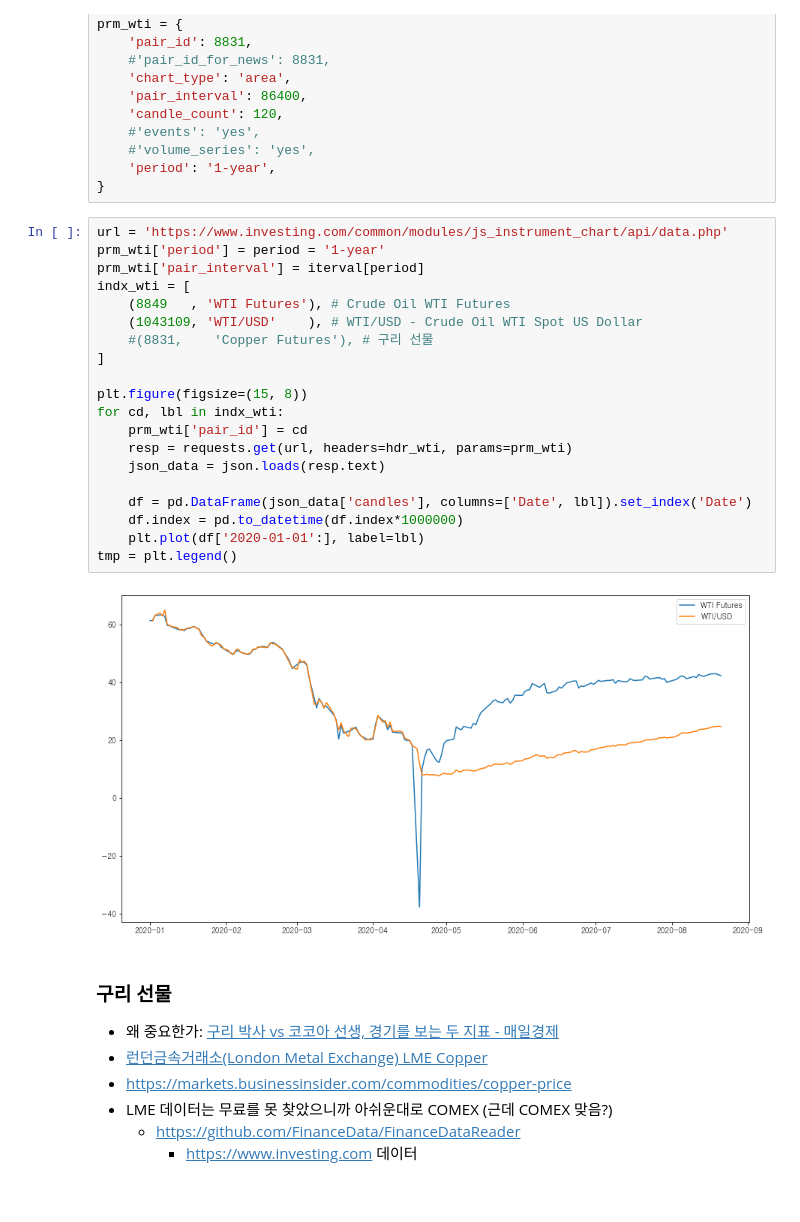
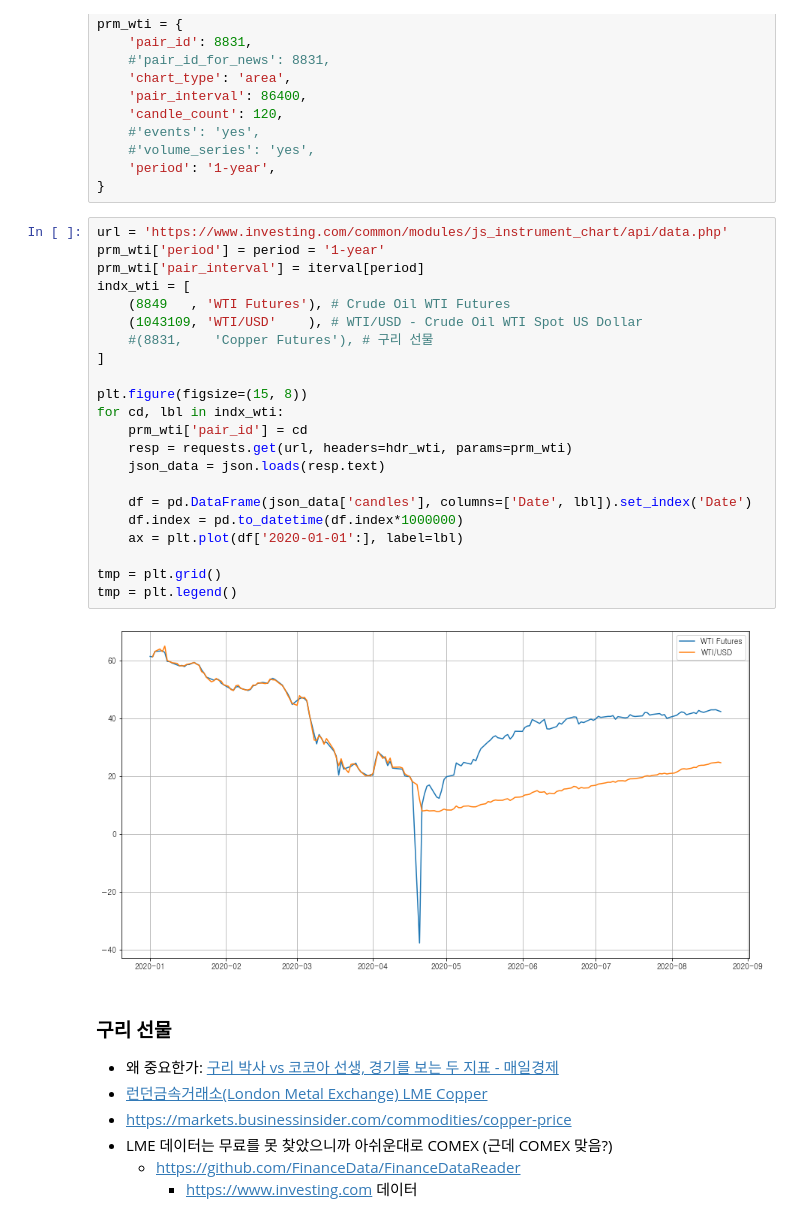
Before and after one commit to reddiana/blog, a Jupyter notebook: _notebooks/2020-08-19-Economic_indicators.ipynb, the cells around one changed output. Drawn from its saved outputs; the diff is of its cells as text.

```diff
--- a/_notebooks/2020-08-19-Economic_indicators.ipynb
+++ b/_notebooks/2020-08-19-Economic_indicators.ipynb
@@ -122,25 +123,27 @@ prm_wti = {
 # %%
 url = 'https://www.investing.com/common/modules/js_instrument_chart/api/data.php'
 prm_wti['period'] = period = '1-year'
 prm_wti['pair_interval'] = iterval[period]
 indx_wti = [
     (8849   , 'WTI Futures'), # Crude Oil WTI Futures
     (1043109, 'WTI/USD'    ), # WTI/USD - Crude Oil WTI Spot US Dollar
     #(8831,    'Copper Futures'), # 구리 선물
 ]
 
 plt.figure(figsize=(15, 8))
 for cd, lbl in indx_wti:
     prm_wti['pair_id'] = cd
     resp = requests.get(url, headers=hdr_wti, params=prm_wti)
     json_data = json.loads(resp.text)
 
     df = pd.DataFrame(json_data['candles'], columns=['Date', lbl]).set_index('Date')
     df.index = pd.to_datetime(df.index*1000000)
-    plt.plot(df['2020-01-01':], label=lbl)
+    ax = plt.plot(df['2020-01-01':], label=lbl)
+
+tmp = plt.grid()
 tmp = plt.legend()
 # %% [output]
-[figure, old version]
+[figure, new version]
 # %% [markdown]
 ### 구리 선물
 - 왜 중요한가: [구리 박사 vs 코코아 선생, 경기를 보는 두 지표 - 매일경제](https://www.mk.co.kr/opinion/contributors/view/2020/07/782882/)
```
Also changed, not shown: parts of 3 cells of this notebook.
